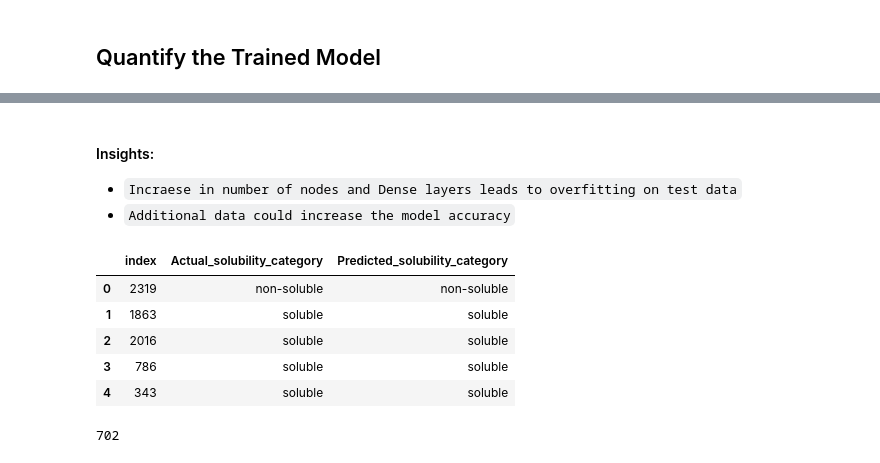
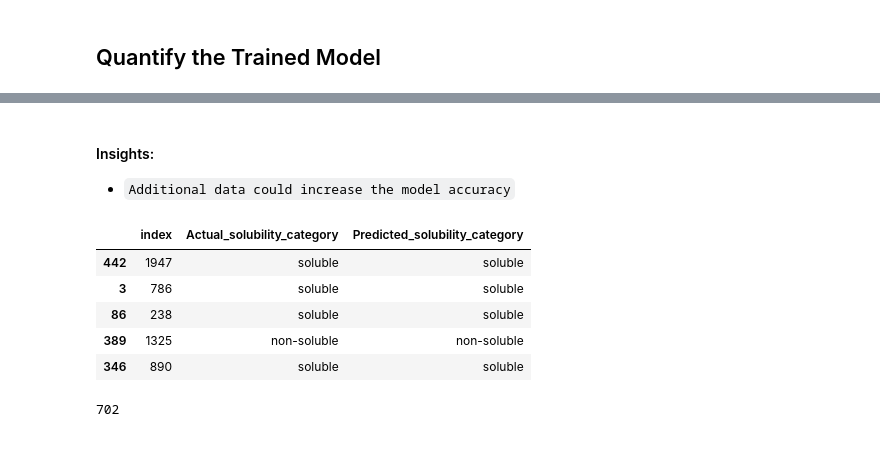
Before and after one commit to InnaG33/dissolve_me, a Jupyter notebook: solubility_model.ipynb, the cells around one changed output, grey strips where cells are left out. Drawn from its saved outputs; the diff is of its cells as text; code cells hidden in the pictures.

```diff
--- a/solubility_model.ipynb
+++ b/solubility_model.ipynb
@@ -933,6 +931,5 @@ Normal Neural Network - Loss: 0.8109113287042689, Accuracy: 0.7179487347602844
 # %% [markdown]
 #### Insights:
- - `Incraese in number of nodes and Dense layers leads to overfitting on test data`
  - `Additional data could increase the model accuracy`
 # %%
 #Make prediction
@@ -943,15 +940,15 @@ encoded_results = label_encoder.inverse_transform(predictions)
 # %%
 deepmodel_df = pd.DataFrame({"Actual_solubility_category": y_test, "Predicted_solubility_category": encoded_results})
 deepmodel_df.reset_index(inplace=True)
-# %%
-deepmodel_df.head()
-# %% [output]
-|  | index | Actual_solubility_category | Predicted_solubility_category |
-| 0 | 2319 | non-soluble | non-soluble |
-| 1 | 1863 | soluble | soluble |
-| 2 | 2016 | soluble | soluble |
-| 3 | 786 | soluble | soluble |
-| 4 | 343 | soluble | soluble |
+# %%
+deepmodel_df.sample(5)
+# %% [output]
+|  | index | Actual_solubility_category | Predicted_solubility_category |
+| 442 | 1947 | soluble | soluble |
+| 3 | 786 | soluble | soluble |
+| 86 | 238 | soluble | soluble |
+| 389 | 1325 | non-soluble | non-soluble |
+| 346 | 890 | soluble | soluble |
 # %%
 len(deepmodel_df)
 # %% [output]
```
Also changed, not shown: parts of 25 cells of this notebook, 13 other files.
